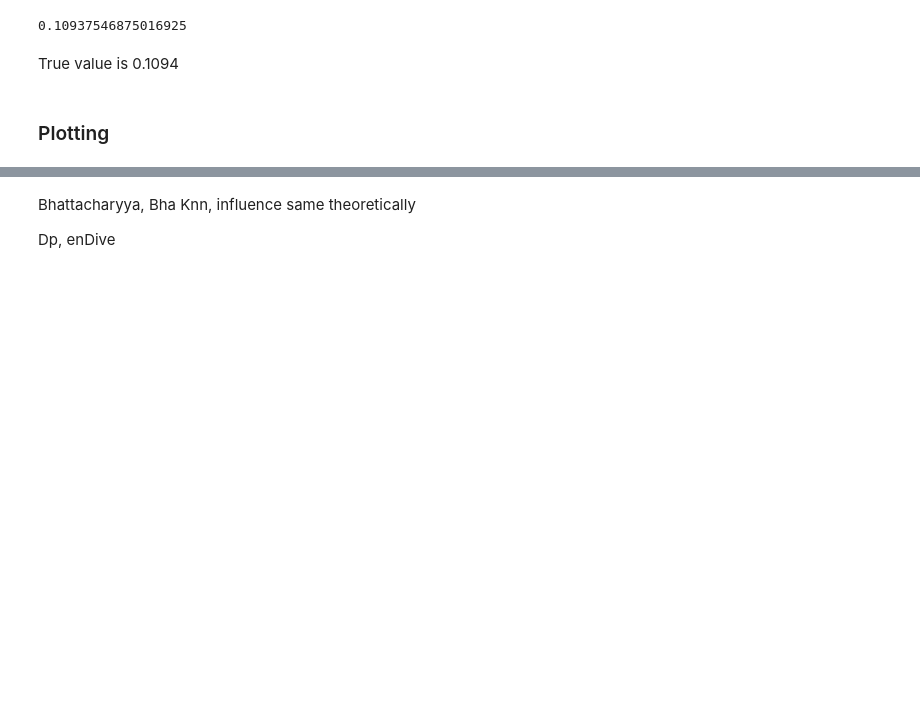
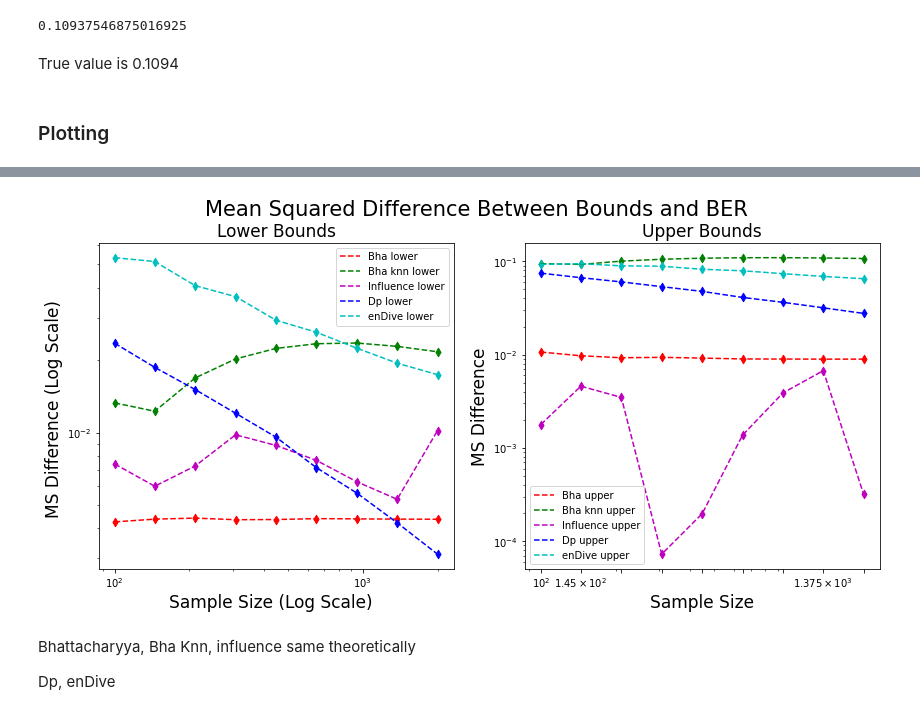
Before and after one commit to rj-may/BER_Bounds_Eval, a Jupyter notebook: alt_distr/beta_beta.ipynb, the cells around one changed output, grey strips where cells are left out. Drawn from its saved outputs; the diff is of its cells as text; code cells hidden in the pictures; blank space fills up the shorter version.

```diff
--- a/alt_distr/beta_beta.ipynb
+++ b/alt_distr/beta_beta.ipynb
@@ -310,3 +293,87 @@ plt.show()
+# %%
+lower_mse_DP =mse_v2(BER, dp_l)
+upper_mse_DP = mse_v2(BER, dp_u)
+
+lower_mse_Bha = mse_v2(BER, Bha_l)
+upper_mse_Bha =mse_v2(BER, Bha_u)
+
+
+lower_mse_Bha_knn = mse_v2(BER, Bha_knn_l)
+upper_mse_Bha_knn =mse_v2(BER, Bha_knn_u)
+
+lower_mse_inf = mse_v2(BER, inf_l)
+upper_mse_inf = mse_v2(BER, inf_u)
+
+lower_mse_enDive = mse_v2(BER, enDive_l)
+upper_mse_enDive = mse_v2(BER, enDive_u)
+
+fs =17
+
+fig, axes = plt.subplots(nrows=1, ncols=2, figsize=(14, 6))
+st = fig.suptitle("Mean Squared Difference Between Bounds and BER", fontsize=fs+4)
+ax = axes[0]
+
+
+ax.set_xscale('log', base=10)
+ax.set_yscale('log', base=10)
+
+ax.plot(sample_sizes, lower_mse_Bha,'r--', label='Bha lower')
+ax.scatter(sample_sizes, lower_mse_Bha, color = 'red', marker = 'd')
+
+ax.plot(sample_sizes, lower_mse_Bha_knn, color = 'green',linestyle="--",  label = "Bha knn lower")
+ax.scatter(sample_sizes, lower_mse_Bha_knn, color = 'g', marker = 'd')
+
+ax.plot(sample_sizes, lower_mse_inf,  'm--', label='Influence lower')
+ax.scatter(sample_sizes, lower_mse_inf,  color='m', marker='d')
+
+ax.plot(sample_sizes, lower_mse_DP,  'b--', label='Dp lower')
+ax.scatter(sample_sizes, lower_mse_DP,  color='b', marker='d')
+
+
+ax.plot(sample_sizes, lower_mse_enDive,  'c--', label='enDive lower')
+ax.scatter(sample_sizes, lower_mse_enDive,  color='c', marker='d')
+
+ax.set_xlabel("Sample Size (Log Scale)  ", fontsize = fs)
+ax.set_ylabel("MS Difference (Log Scale) ", fontsize=fs)
+ax.set_title("Lower Bounds", fontsize = fs)
+
+
+ax.legend()
+
+ax = axes[1]
+
+ax.set_xscale('log', base=10)
+ax.set_yscale('log', base=10)
+
+ax.plot(sample_sizes, upper_mse_Bha,'r--', label='Bha upper')
+ax.scatter(sample_sizes, upper_mse_Bha, color = 'red', marker = 'd')
+
+
+ax.plot(sample_sizes, upper_mse_Bha_knn, color = 'g',  linestyle  = "--", label = "Bha knn upper")
+ax.scatter(sample_sizes, upper_mse_Bha_knn, color = 'g', marker = 'd')
+
+ax.plot(sample_sizes, upper_mse_inf,  'm--', label='Influence upper')
+ax.scatter(sample_sizes, upper_mse_inf,  color='m', marker='d')
+
+
+ax.plot(sample_sizes, upper_mse_DP,  'b--', label='Dp upper')
+ax.scatter(sample_sizes, upper_mse_DP,  color='b', marker='d')
+
+
+ax.plot(sample_sizes, upper_mse_enDive,  'c--', label='enDive upper')
+ax.scatter(sample_sizes, upper_mse_enDive,  color='c', marker='d')
+
+ax.set_xlabel("Sample Size", fontsize = fs)
+ax.set_ylabel("MS Difference", fontsize=fs)
+ax.set_title("Upper Bounds", fontsize = fs )
+
+ax.legend()
+
+# plt.savefig("log_test.png",facecolor=(1,1,1,1))
+ax.set_xticks(sample_sizes)
+plt.show()
+# %% [output]
+[figure, added]
 # %% [markdown]
 Bhattacharyya, Bha Knn, influence same theoretically
 
```
Also changed, not shown: parts of 7 cells of this notebook, 5 other files.
